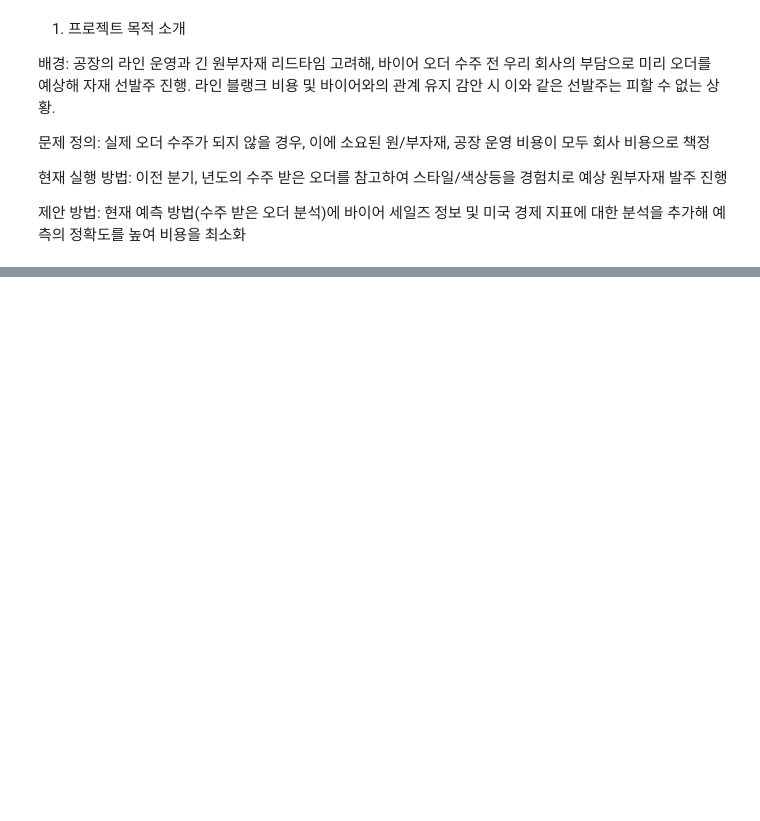
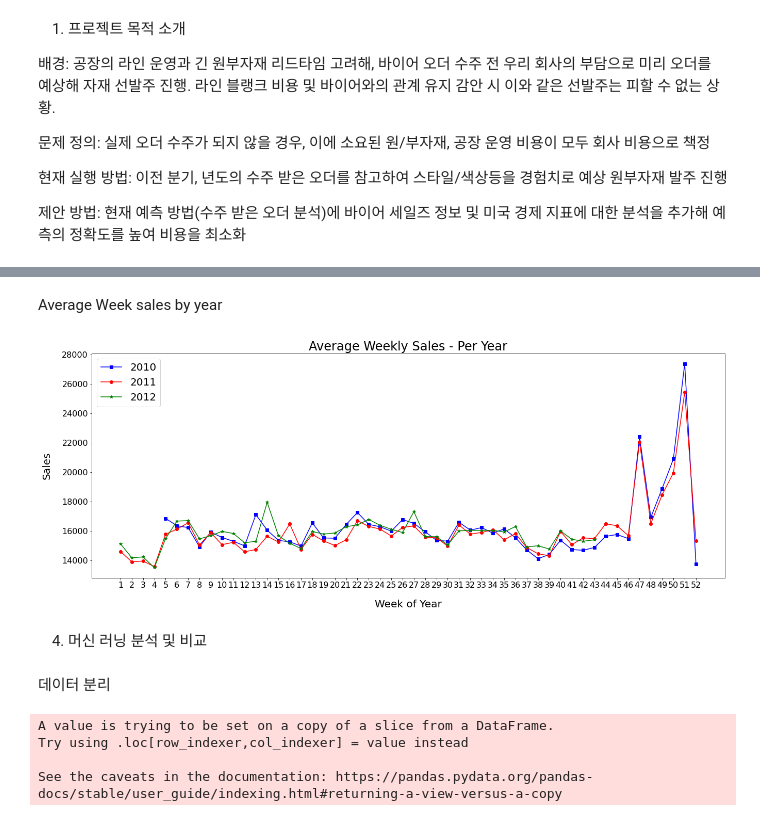
Before and after one commit to choheeee22/Section2_Project, a Jupyter notebook: Section2__수요예측.ipynb, the cells around one changed output, grey strips where cells are left out. Drawn from its saved outputs; the diff is of its cells as text; code cells hidden in the pictures; blank space fills up the shorter version.

```diff
--- a/Section2__수요예측.ipynb
+++ b/Section2__수요예측.ipynb
@@ -85,0 +109,5 @@ features_2
+# %%
+#data 합치기 -df (rows-421570)
+df=train.merge(features_2,on=["Store","Date"])
+df=df.merge(stores,on="Store")
+df
@@ -85,0 +128,5 @@ features_2
+# %%
+#weekly sales ==0 값 확인하기 - 73개 제거
+df0=df[df.Weekly_Sales==0].index#73
+df=df.loc[df.Weekly_Sales!=0]
+df
@@ -85,0 +175,9 @@ features_2
+# %%
+#날짜 연/월/ 추출 &  date data type 변경
+import datetime
+df['Date']=pd.to_datetime(df.Date)
+df['Year']=pd.DatetimeIndex(df.Date).year
+df['Month']=pd.DatetimeIndex(df.Date).month
+df['Week']=(df.Date.dt.isocalendar().week)*1.0
+
+df.head(3)
@@ -85,0 +314,34 @@ features_2
+# %% [markdown]
+Average Week sales by year
+# %%
+#weekly sales
+import numpy as np
+weekly_sales_2010 = df[df.Year==2010].groupby('Week')['Weekly_Sales'].mean()
+weekly_sales_2011 = df[df.Year==2011].groupby('Week')['Weekly_Sales'].mean()
+weekly_sales_2012 = df[df.Year==2012].groupby('Week')['Weekly_Sales'].mean()
+
+plt.figure(figsize=(22,8))
+plt.plot(weekly_sales_2010.index, weekly_sales_2010.values, 's-b')
+plt.plot(weekly_sales_2011.index, weekly_sales_2011.values, 'o-r')
+plt.plot(weekly_sales_2012.index, weekly_sales_2012.values, '*-g')
+
+plt.xticks(np.arange(1, 53, step=1), fontsize=16)
+plt.yticks( fontsize=16)
+plt.xlabel('Week of Year', fontsize=20, labelpad=20)
+plt.ylabel('Sales', fontsize=20, labelpad=20)
+
+plt.title("Average Weekly Sales - Per Year", fontsize=24)
+plt.legend(['2010', '2011', '2012'], fontsize=20);
+# %% [output]
+[figure, added]
+# %% [markdown]
+4. 머신 러닝 분석 및 비교
+# %% [markdown]
+데이터 분리
+# %%
+df['Date']=pd.to_datetime(df['Date']).astype(int)
+# %% [output]
+A value is trying to be set on a copy of a slice from a DataFrame.
+Try using .loc[row_indexer,col_indexer] = value instead
+
+See the caveats in the documentation: https://pandas.pydata.org/pandas-docs/stable/user_guide/indexing.html#returning-a-view-versus-a-copy
```
Also changed, not shown: parts of 55 cells of this notebook.
